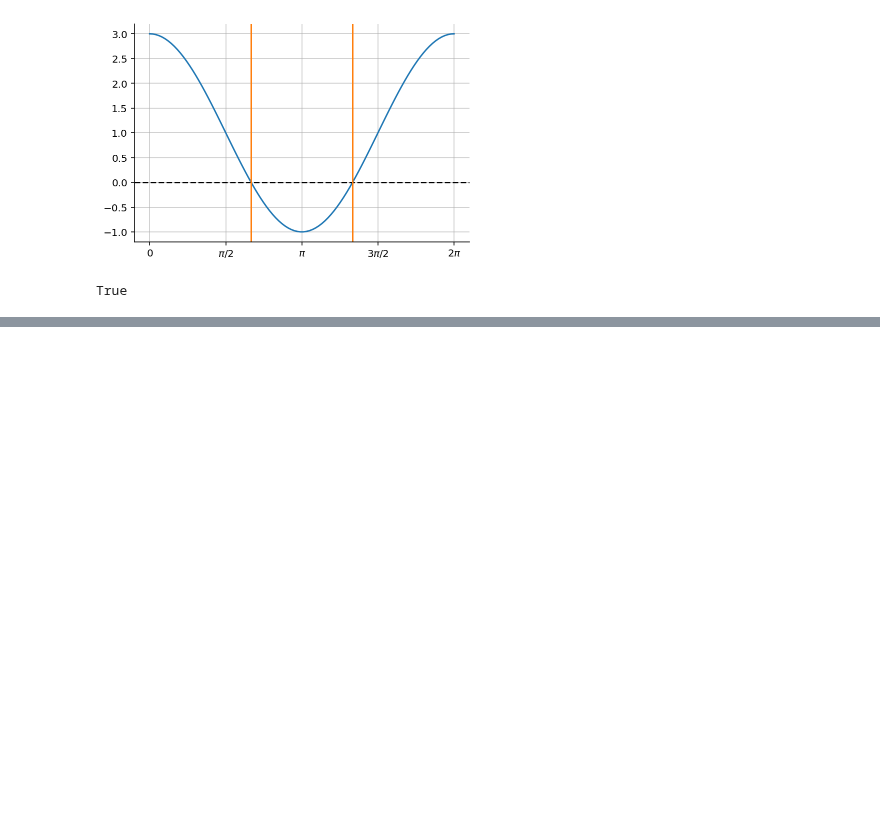
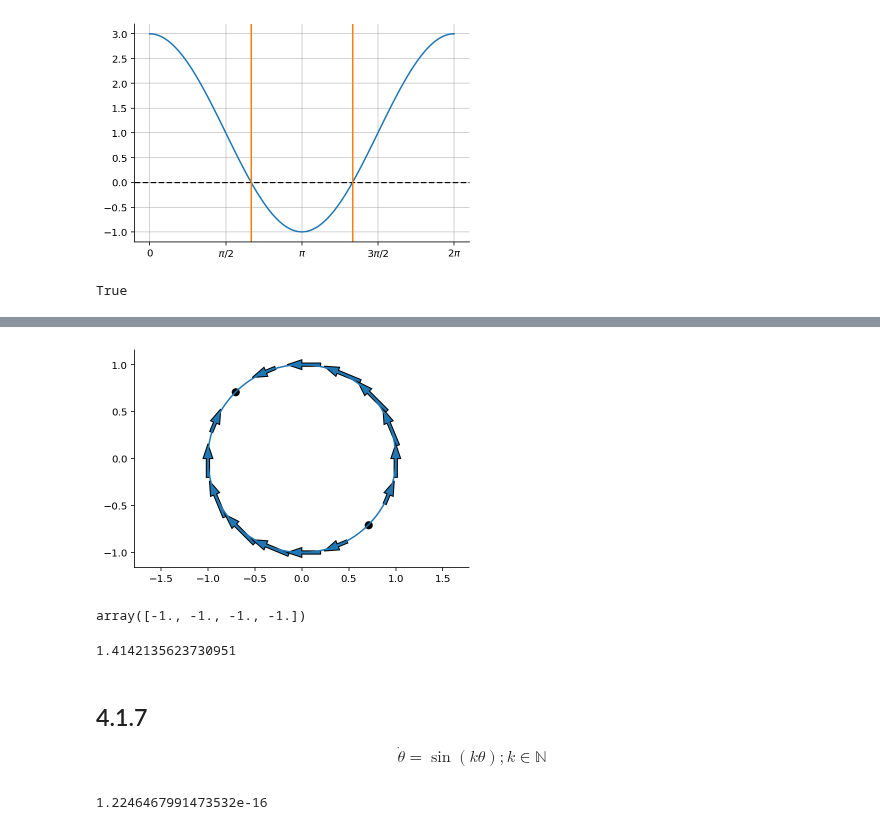
Before and after one commit to gerdm/QMUL, a Jupyter notebook: MTH744P-dynamical-systems/coursework/e03-circle.ipynb, the cells around one changed output, grey strips where cells are left out. Drawn from its saved outputs; the diff is of its cells as text; code cells hidden in the pictures; blank space fills up the shorter version.

```diff
--- a/MTH744P-dynamical-systems/coursework/e03-circle.ipynb
+++ b/MTH744P-dynamical-systems/coursework/e03-circle.ipynb
@@ -54,0 +55,20 @@ plt.grid(alpha=0.7)
+# %%
+θ_eval = np.arange(0, 2 * np.pi, np.pi / (4 * 2))
+dynamics.plot_circular_dynamics(θ_eval, f, rtol=0.1)
+# %% [output]
+[figure, added]
+# %%
+np.tan(-np.pi / 4 + np.arange(4) * np.pi)
+# %% [output]
+array([-1., -1., -1., -1.])
+# %%
+theta1, theta2 = 3 / 4 * np.pi, 7 / 4 * np.pi
+np.cos(theta2) - np.sin(theta2)
+# %% [output]
+1.4142135623730951
+# %% [markdown]
+## 4.1.7
+
+$$
+    \dot\theta = \sin(k\theta); k\in\mathbb{N}
+$$
@@ -54,0 +77,4 @@ plt.grid(alpha=0.7)
+# %%
+np.sin(k * np.pi / k)
+# %% [output]
+1.2246467991473532e-16
```
Also changed, not shown: parts of 11 cells of this notebook.
